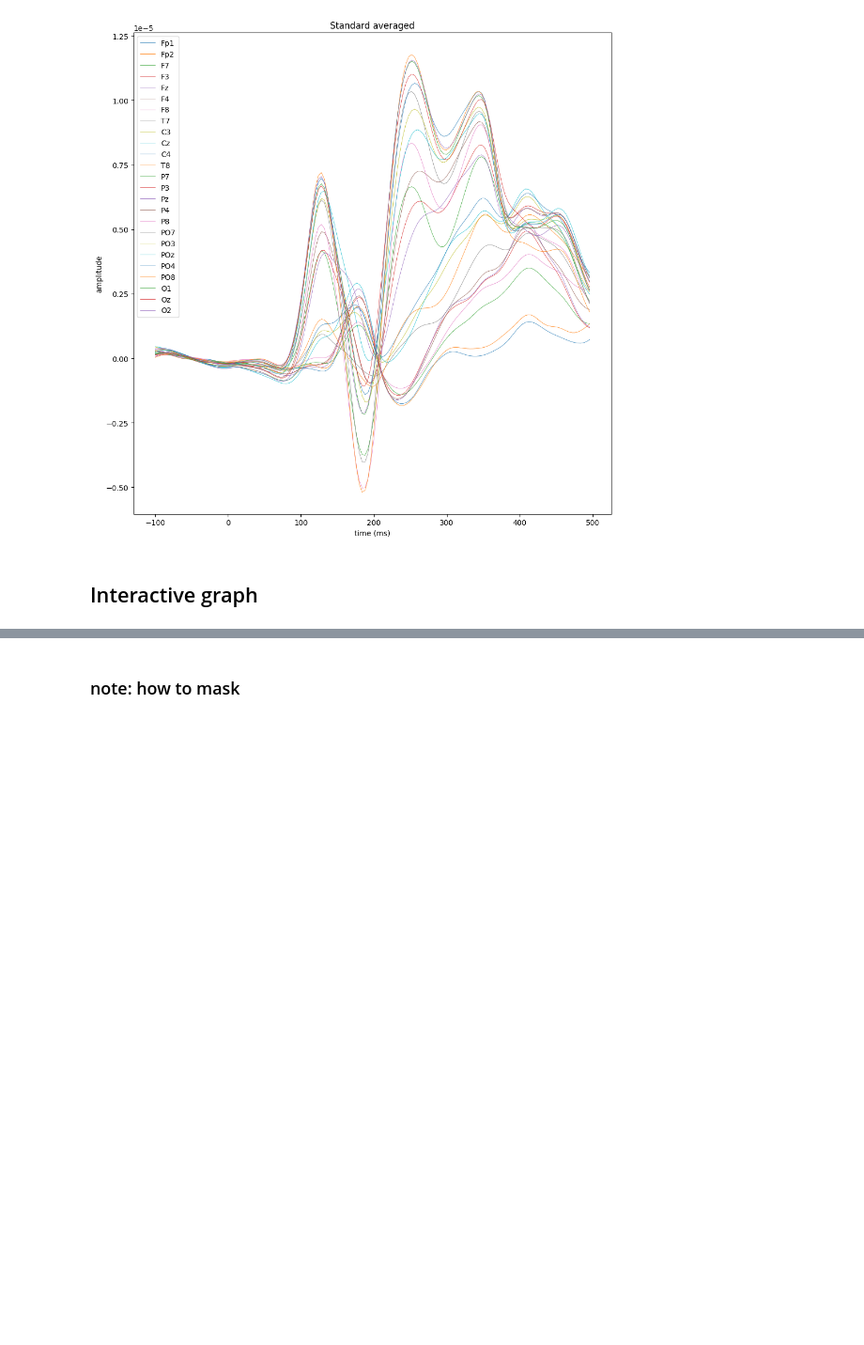
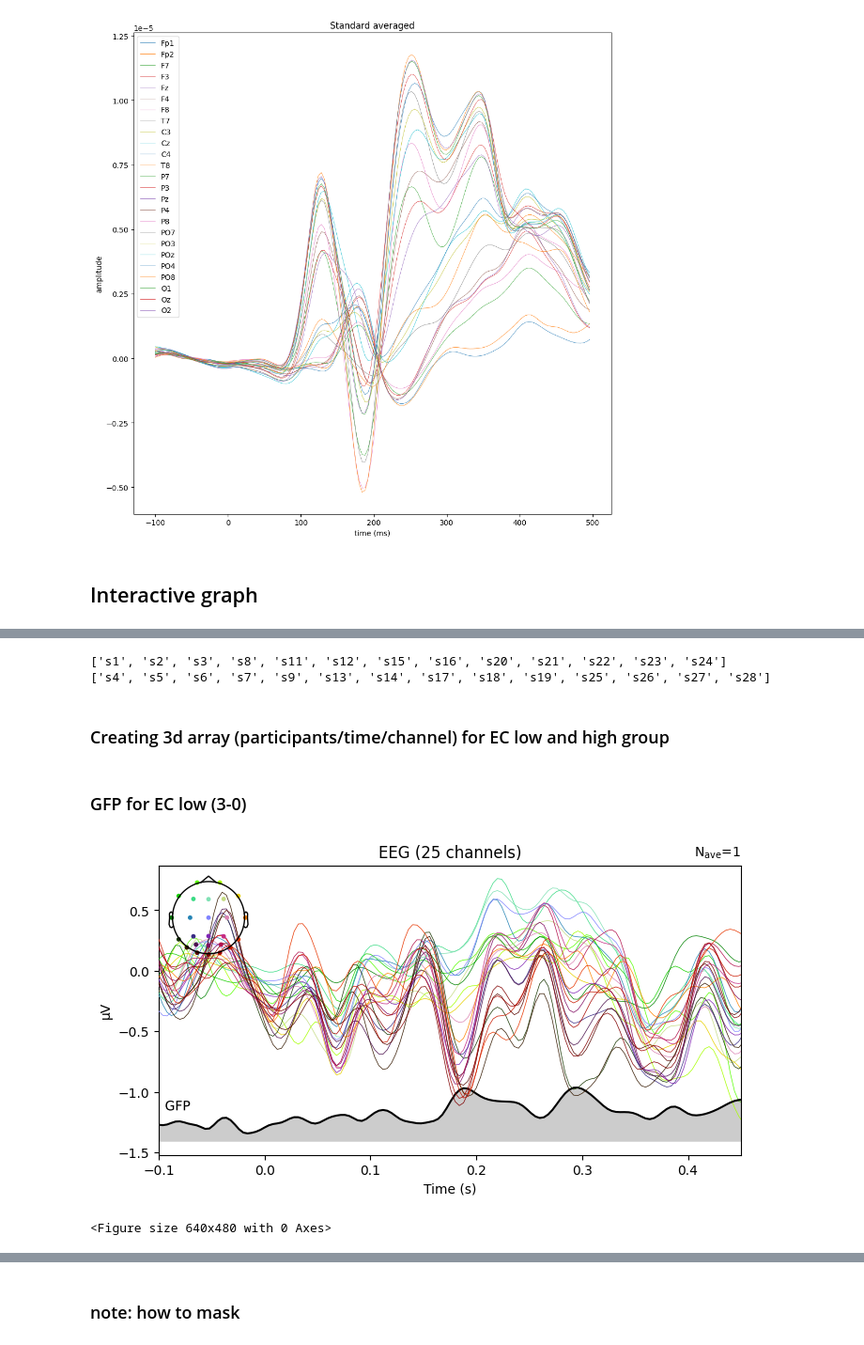
Before and after one commit to Kei-Kobayash/multiple_smiles, a Jupyter notebook: Spato_temporal_permutation2023.ipynb, the cells around one changed output, grey strips where cells are left out. Shown at 94% size. Drawn from its saved outputs; the diff is of its cells as text; code cells hidden in the pictures; blank space fills up the shorter version.

```diff
--- a/Spato_temporal_permutation2023.ipynb
+++ b/Spato_temporal_permutation2023.ipynb
@@ -741,0 +744,63 @@ fig.show()
+# %%
+lows = [1, 2, 3, 8, 11, 12, 15, 16, 20, 21, 22, 23, 24]
+lowss = [f"s{low}" for low in lows]
+print(lowss)
+
+highs = [4, 5, 6, 7, 9, 13, 14, 17, 18, 19, 25, 26, 27, 28]
+highss = [f"s{high}" for high in highs]
+print(highss)
+# %% [output]
+['s1', 's2', 's3', 's8', 's11', 's12', 's15', 's16', 's20', 's21', 's22', 's23', 's24']
+['s4', 's5', 's6', 's7', 's9', 's13', 's14', 's17', 's18', 's19', 's25', 's26', 's27', 's28']
+# %% [markdown]
+### Creating 3d array (participants/time/channel) for EC low and high group
+# %%
+# Participants list of each EC group
+EC_low_pars = ['s1', 's2', 's3', 's8', 's11', 's12', 's15', 's16', 's20', 's21', 's22', 's23', 's24']
+EC_high_pars = ['s4', 's5', 's6', 's7', 's9', 's13', 's14', 's17', 's18', 's19', 's25', 's26', 's27', 's28']
+
+# Function
+def create_3d_array(participants_list):
+  # condition list for each group
+  df_list_cond1 = []
+  df_list_cond2 = []
+
+  for n, par in enumerate(participants_list, start=1):
+    df_cond1 = pd.read_csv("happy_" + par + "_ERP_Smile 0 .txt", delimiter='\t', index_col=0, header=None)
+    df_cond2 = pd.read_csv("happy_" + par + "_ERP_Smile 3 .txt", delimiter='\t', index_col=0, header=None)
+    df_list_cond1.append(df_cond1.transpose())
+    df_list_cond2.append(df_cond2.transpose())
+
+  # Convert each DataFrame to a NumPy array
+  array_list_cond1 = [df.to_numpy() for df in df_list_cond1]
+  array_list_cond2 = [df.to_numpy() for df in df_list_cond2]
+
+  # Stack the NumPy arrays along the first dimension to create a 3D array
+  # axis=0は、デフォルトなので指定しなくてもいい。これは奥行き方向に重ねることを意味する。
+  three_dim_array_cond1 = np.stack(array_list_cond1, axis=0)
+  three_dim_array_cond2 = np.stack(array_list_cond2, axis=0)
+  return three_dim_array_cond1, three_dim_array_cond2
+# %%
+EC_low_3d_cond1, EC_low_3d_cond2 = create_3d_array(EC_low_pars)
+EC_high_3d_cond1, EC_high_3d_cond2 = create_3d_array(EC_high_pars)
+# %% [markdown]
+### GFP for EC low (3-0)
+# %%
+three_minus_zero_EClow, EClow_df = create_diff(EC_low_3d_cond2, EC_low_3d_cond1, "3-0 EC low")
+
+fig, ax = plt.subplots(figsize=(8, 4))
+
+EClow_df_mv = EClow_df.copy()
+# Specify the scaling factor and manually scale the data
+scaling_factor = 1e-6
+three_minus_zero_EClow.data *= scaling_factor
+
+three_minus_zero_EClow.plot(spatial_colors=True, gfp=True, xlim=(-0.1, 0.45), axes=ax)
+
+plt.tight_layout()
+plt.show()
+
+fig.savefig("3-0_EClow_GFP.png", dpi=50)
+# %% [output]
+[figure, added]
+<Figure size 640x480 with 0 Axes>
```
Also changed, not shown: parts of 10 cells of this notebook.
